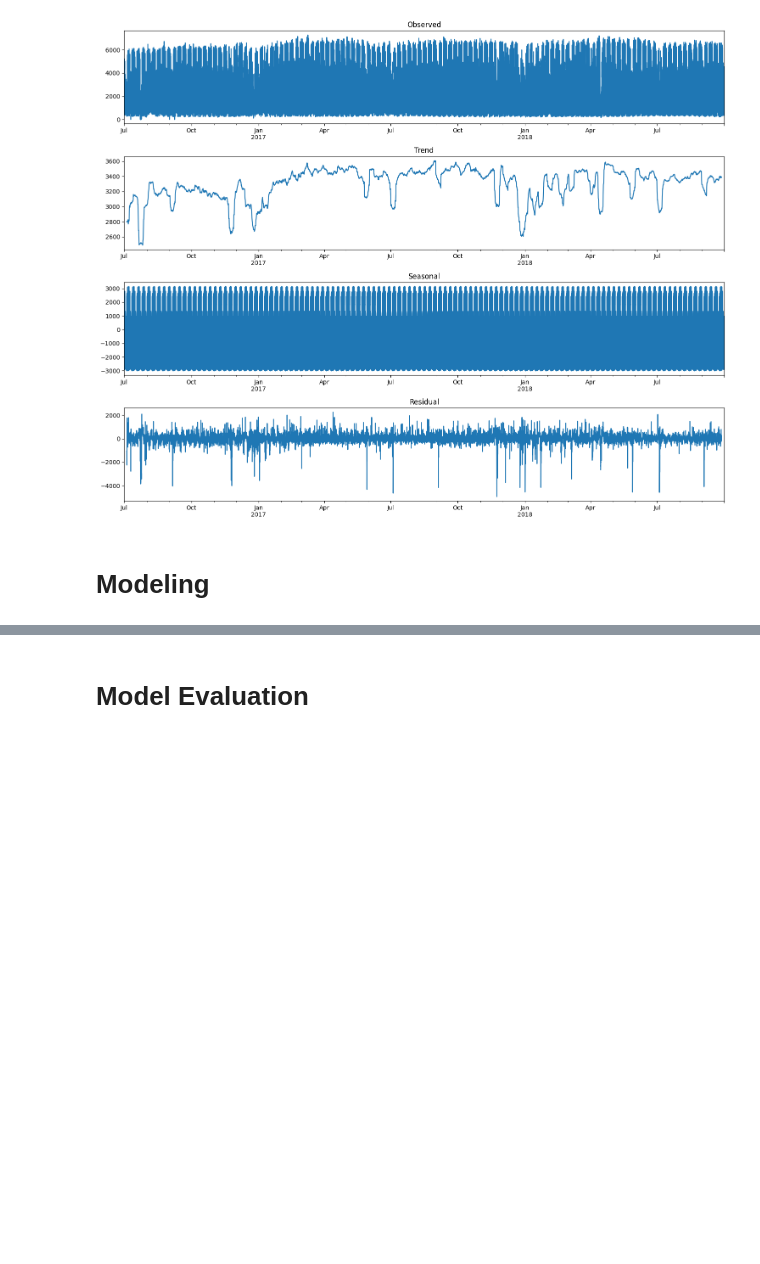
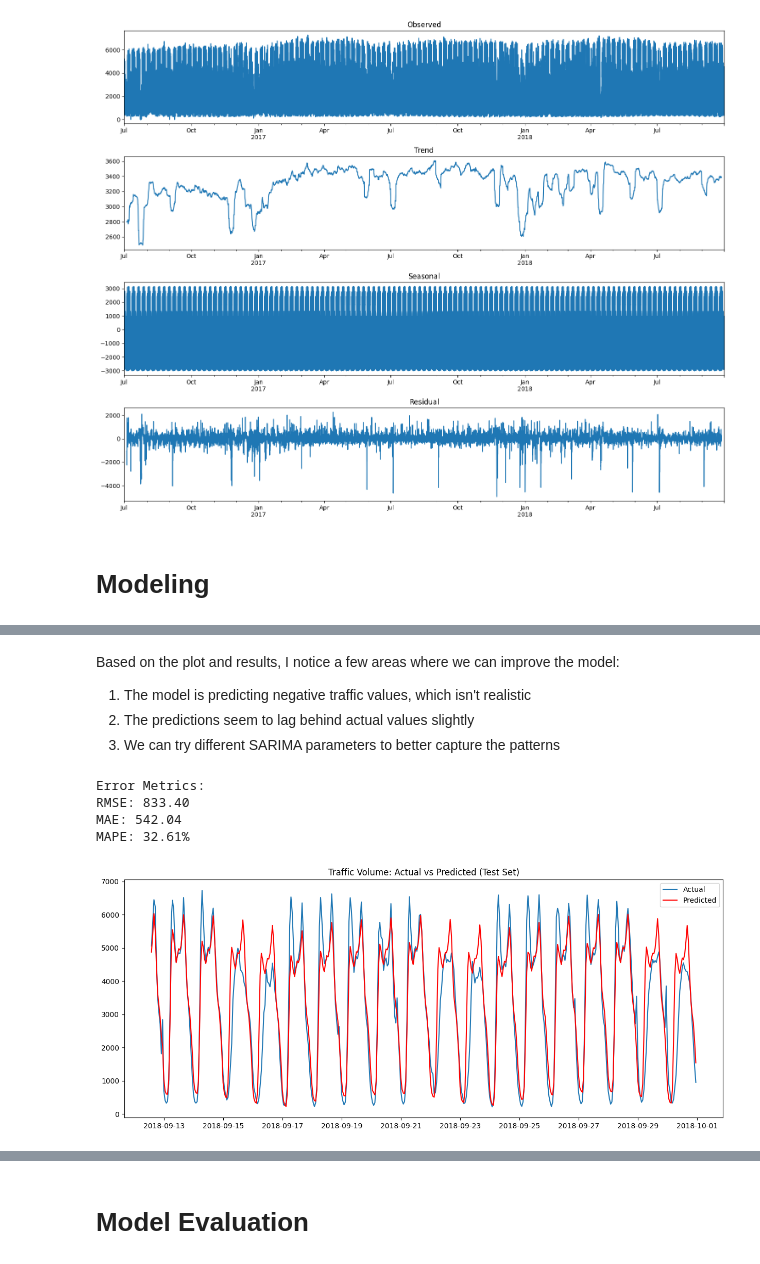
Before and after one commit to nandohos/mindd, a Jupyter notebook: TP2/TP2.ipynb, the cells around one changed output, grey strips where cells are left out. Drawn from its saved outputs; the diff is of its cells as text; code cells hidden in the pictures; blank space fills up the shorter version.

```diff
--- a/TP2/TP2.ipynb
+++ b/TP2/TP2.ipynb
@@ -1556,0 +620,5 @@ sigma2         0.0140      0.120      0.117      0.907      -0.220       0.249
+# %% [markdown]
+Based on the plot and results, I notice a few areas where we can improve the model:
+1. The model is predicting negative traffic values, which isn't realistic
+2. The predictions seem to lag behind actual values slightly
+3. We can try different SARIMA parameters to better capture the patterns
@@ -1556,0 +713,66 @@ sigma2         0.0140      0.120      0.117      0.907      -0.220       0.249
+# %%
+# 1. Normalize/Scale the features to handle large differences in magnitude
+from sklearn.preprocessing import StandardScaler
+
+# Create scaled features
+scaler = StandardScaler()
+scaled_features = ['rain_1h', 'clouds_all', 'hour', 'day_of_week']
+features_df[scaled_features] = scaler.fit_transform(features_df[scaled_features])
+
+# 2. Add cyclical encoding for hour and day_of_week
+features_df['hour_sin'] = np.sin(2 * np.pi * features_df['hour']/24)
+features_df['hour_cos'] = np.cos(2 * np.pi * features_df['hour']/24)
+features_df['day_sin'] = np.sin(2 * np.pi * features_df['day_of_week']/7)
+features_df['day_cos'] = np.cos(2 * np.pi * features_df['day_of_week']/7)
+
+# Drop original hour and day_of_week
+features_df = features_df.drop(['hour', 'day_of_week'], axis=1)
+
+# Split the data again with our new features
+train_size = int(len(df_subset) * 0.8)
+train_data = df_subset['traffic_volume'][:train_size]
+test_data = df_subset['traffic_volume'][train_size:]
+train_exog = features_df[:train_size]
+test_exog = features_df[train_size:]
+
+# Fit SARIMAX model with adjusted parameters
+model = SARIMAX(train_data,
+                exog=train_exog,
+                order=(2, 1, 2),           # increased order and added differencing
+                seasonal_order=(1, 1, 1, 24), # added seasonal differencing
+                enforce_stationarity=False,
+                enforce_invertibility=False)
+
+results = model.fit()
+
+# Make predictions
+predictions = results.get_forecast(steps=len(test_data),
+                                 exog=test_exog)
+predicted_mean = predictions.predicted_mean
+
+# Force predictions to be non-negative
+predicted_mean = np.maximum(predicted_mean, 0)
+
+# Calculate error metrics
+rmse = np.sqrt(mean_squared_error(test_data, predicted_mean))
+mae = mean_absolute_error(test_data, predicted_mean)
+mape = np.mean(np.abs((test_data - predicted_mean) / test_data)) * 100
+
+print(f'\nError Metrics:')
+print(f'RMSE: {rmse:.2f}')
+print(f'MAE: {mae:.2f}')
+print(f'MAPE: {mape:.2f}%')
+
+# Plot results
+plt.figure(figsize=(15, 6))
+plt.plot(test_data.index, test_data, label='Actual')
+plt.plot(predicted_mean.index, predicted_mean, label='Predicted', color='r')
+plt.title('Traffic Volume: Actual vs Predicted (Test Set)')
+plt.legend()
+plt.show()
+# %% [output]
+Error Metrics:
+RMSE: 833.40
+MAE: 542.04
+MAPE: 32.61%
+[figure, added]
```
Also changed, not shown: parts of 41 cells of this notebook, 1 other file.
